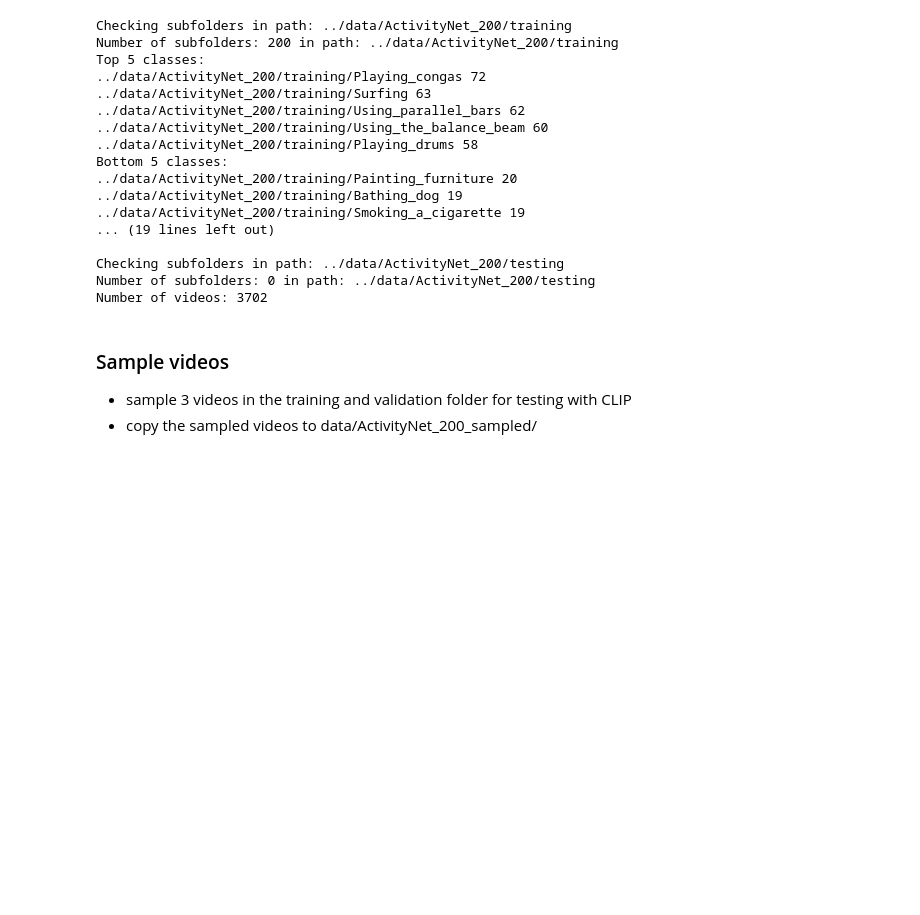
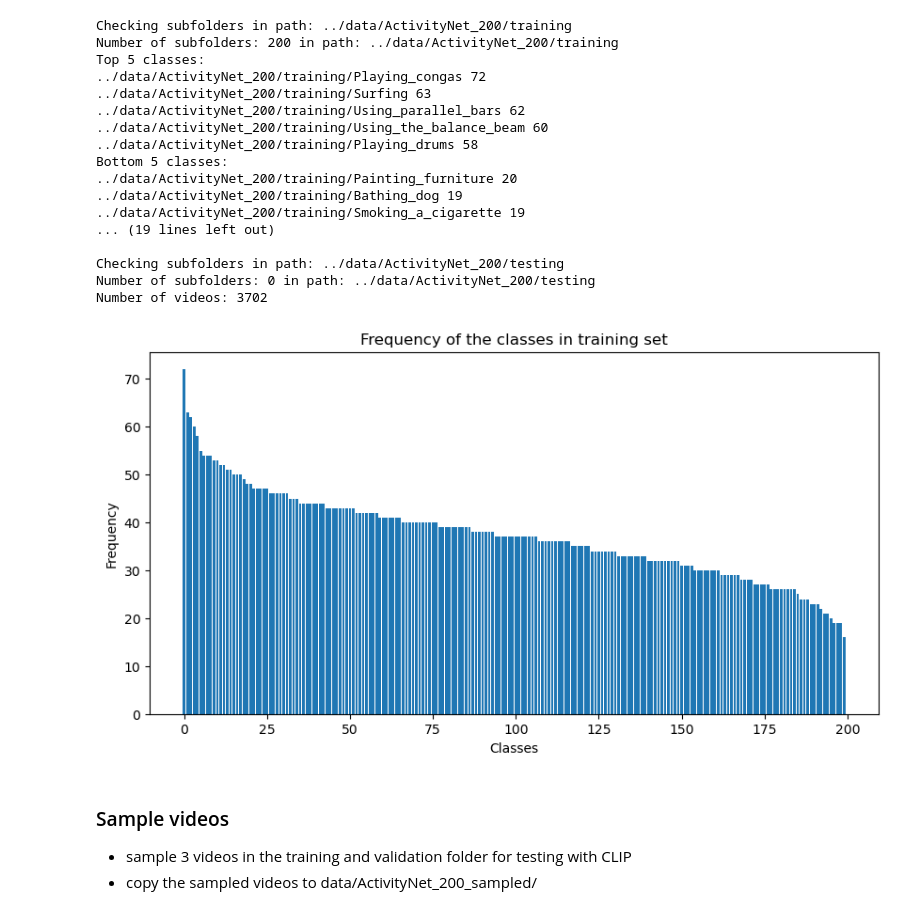
Before and after one commit to tian1327/ActivityNet-Video-Downloader, a Jupyter notebook: prepare_data.ipynb, the cells around one changed output. Saved outputs shown, nothing was run; the diff lists cells and outputs as text; code cells hidden in the pictures; blank space fills up the shorter version.

```diff
--- a/prepare_data.ipynb
+++ b/prepare_data.ipynb
@@ -102,6 +106,27 @@ Bottom 5 classes:
 Checking subfolders in path: ../data/ActivityNet_200/testing
 Number of subfolders: 0 in path: ../data/ActivityNet_200/testing
 Number of videos: 3702
+# %%
+# plot the frequency of the classes
+import matplotlib.pyplot as plt
+import numpy as np
+
+# plot barchart of the frequency of the classes, x is number from 0 to 199, y is the frequency
+
+x= []
+y = []
+for i, (k, v) in enumerate(train_class_ct.items()):
+    x.append(i)
+    y.append(v)
+
+plt.figure(figsize=(10, 5))
+plt.bar(x, y)
+plt.xlabel('Classes')
+plt.ylabel('Frequency')
+plt.title('Frequency of the classes in training set')
+plt.show()
+# %% [output]
+[figure, added]
 # %% [markdown]
 ### Sample videos
 
```
Also changed, not shown: parts of 1 cell of this notebook, 4 other files.
